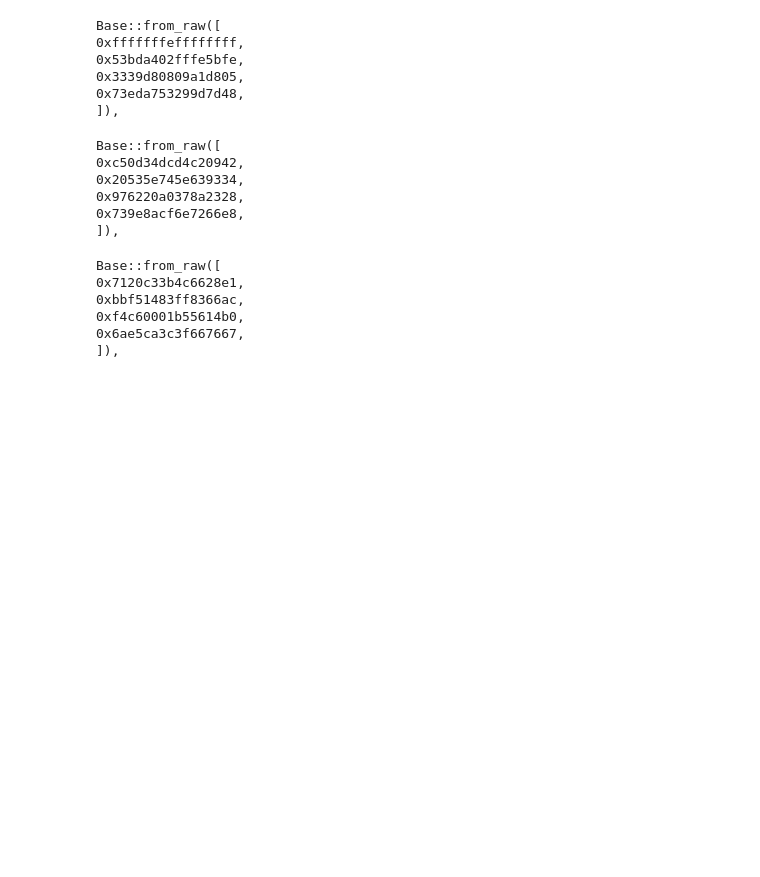
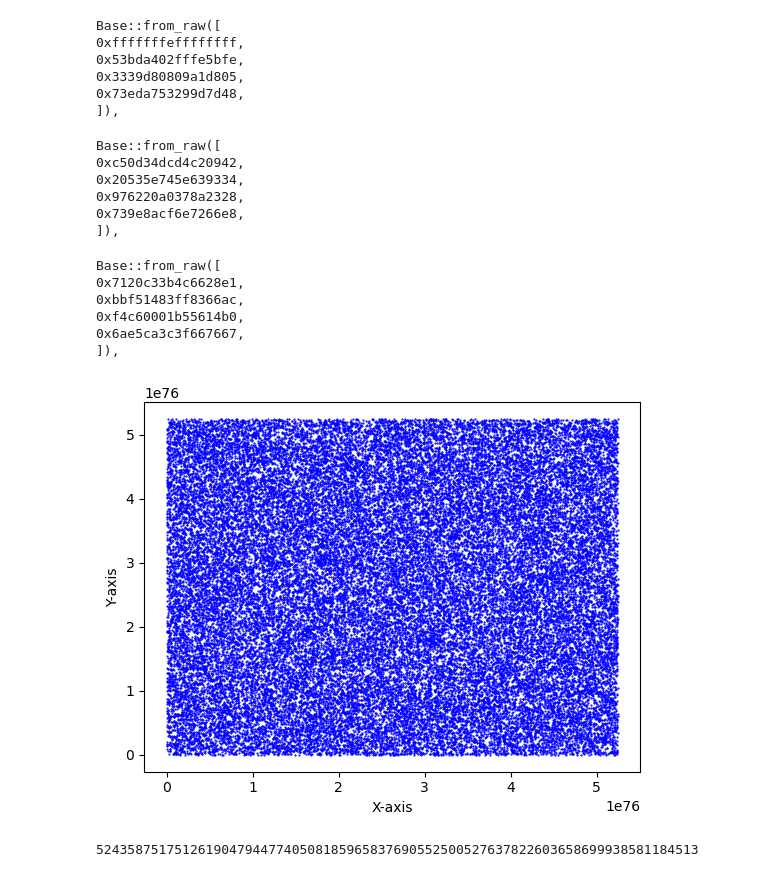
Before and after one commit to John-Gong-Math/jubjub-consts, a Jupyter notebook: hash_to_edwards/test_from_edwards.ipynb, the cells around one changed output. Cells and saved outputs as stored; diff of their text form; code cells hidden in the pictures; blank space fills up the shorter version.

Commit message:
add map2weierstrass and distribution graph of hash2curve

```diff
--- a/hash_to_edwards/test_from_edwards.ipynb
+++ b/hash_to_edwards/test_from_edwards.ipynb
@@ -50,0 +99,4 @@ x^3 - y^2 + 52296097456646850916096512823759002727550416093741407922227928430486
+# %%
+# tmp_c3 is quadratic-residu based on the above result
+c3 = tmp_c3.sqrt()
+c3
@@ -50,0 +105,3 @@ x^3 - y^2 + 52296097456646850916096512823759002727550416093741407922227928430486
+# %%
+c4 = -4 * c1 / (3 * jubjub_z ** 2 + 4 * WEI_A)
+c4
@@ -50,0 +118,6 @@ x^3 - y^2 + 52296097456646850916096512823759002727550416093741407922227928430486
+# %%
+def is_square(x):
+    if kronecker(x, p) == 1:
+        return True
+    else:
+        return False
@@ -80,3 +233,8 @@ P = E.random_point()
 weierstrass_form(a, b) == 0
 # %% [output]
 True
+# %%
+r = Fp.random_element()
+(a, b) = field_to_weierstrass(r)
+# the resulting point falls into the related Weierstsrass curve
+weierstrass_form(a, b) == 0
@@ -221,3 +352,40 @@ Base::from_raw([
 0xf4c60001b55614b0,
 0x6ae5ca3c3f667667,
 ]),
+# %%
+# draw n random points of Jubjub
+import matplotlib.pyplot as plt
+
+def draw_random_points(n):
+    x = []
+    y = []
+    for i in range(n):
+        E = EllipticCurve(Fp, [WEI_A, WEI_B])
+        r = Fp.random_element()
+        (xr, yr) = field_to_weierstrass(r)
+        P = E(xr, yr)
+        Q = 8 * P
+        (a, b) = Q.xy()
+        (c, d) = weierstrass_to_montgomery(a, b)
+        (e, f) = montgomery_to_edwards(c, d)
+        x.append(e)
+        y.append(f)
+    plt.scatter(x, y, color="blue", s=0.3)
+
+    # Add labels and title
+    plt.xlabel('X-axis')
+    plt.ylabel('Y-axis')
+
+
+    # Show the plot
+    plt.show()
+
+draw_random_points(50000)
+# %% [output]
+[figure, added]
+# %%
+hex_p = "0x73eda753299d7d483339d80809a1d80553bda402fffe5bfeffffffff00000001"
+int_p = int(hex_p, 16)
+print(int_p)
+# %% [output]
+52435875175126190479447740508185965837690552500527637822603658699938581184513
```
Also changed, not shown: parts of 14 cells of this notebook.
